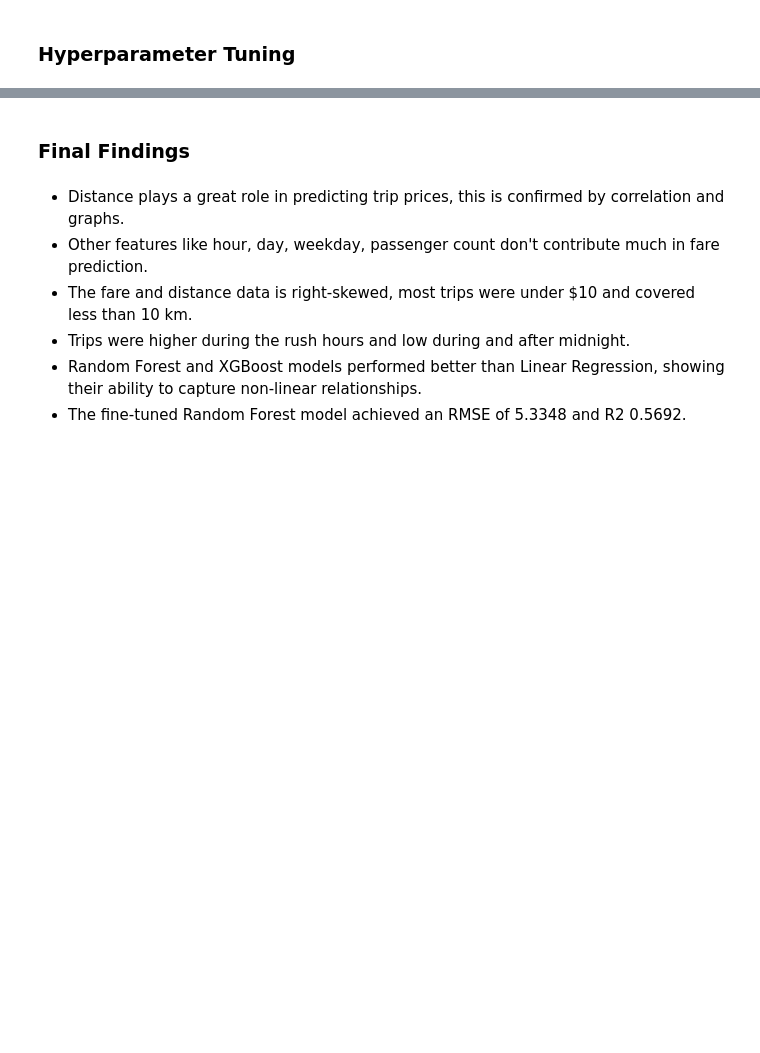
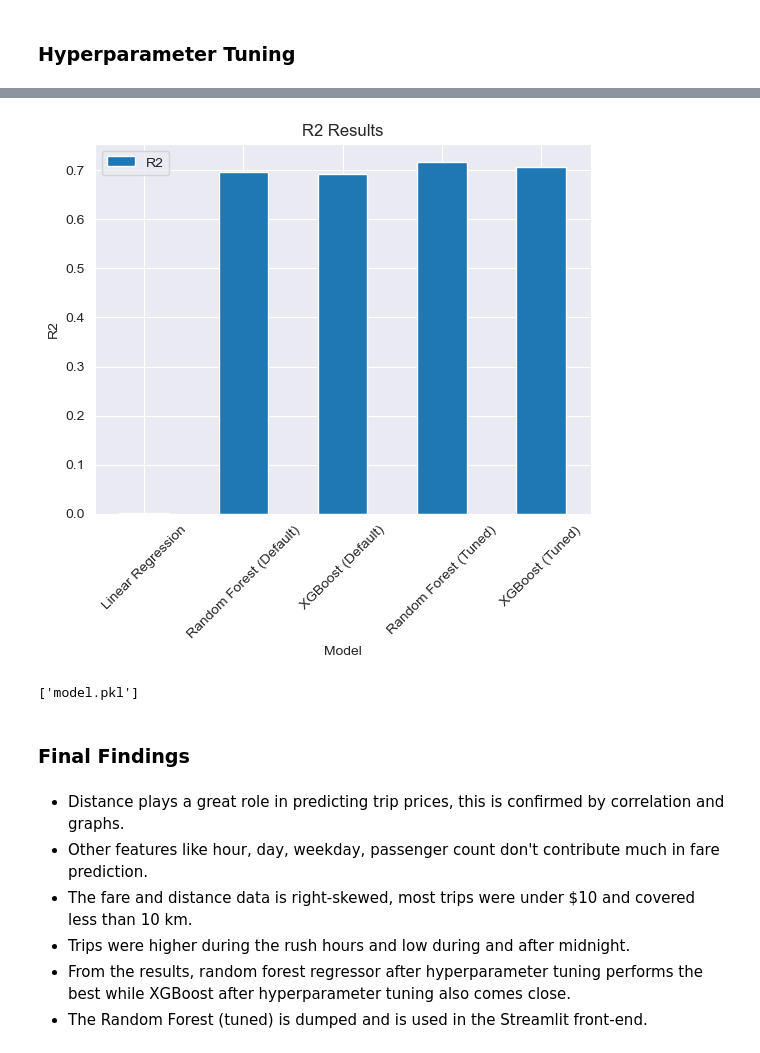
Before and after one commit to junaidazhar42/Uber-Fare-Prediction, a Jupyter notebook: main.ipynb, the cells around one changed output, grey strips where cells are left out. Cells and saved outputs as stored; diff of their text form; code cells hidden in the pictures; blank space fills up the shorter version.

```diff
--- a/main.ipynb
+++ b/main.ipynb
@@ -509,3 +601,17 @@ RMSE:  5.3348, R2:  0.5692
+# %%
+results_df.plot.bar(x = 'Model', y = 'R2')
+plt.xticks(rotation=45)
+plt.xlabel("Model")
+plt.ylabel("R2")
+plt.title("R2 Results")
+plt.show()
+# %% [output]
+[figure, added]
+# %%
+# Dumping the best model
+joblib.dump(best_rf, 'model.pkl')
+# %% [output]
+['model.pkl']
 # %% [markdown]
 ### Final Findings
 # %% [markdown]
@@ -513,5 +619,5 @@ RMSE:  5.3348, R2:  0.5692
 - Other features like hour, day, weekday, passenger count don't contribute much in fare prediction.
 - The fare and distance data is right-skewed, most trips were under $10 and covered less than 10 km.
 - Trips were higher during the rush hours and low during and after midnight.
-- Random Forest and XGBoost models performed better than Linear Regression, showing their ability to capture non-linear relationships.
-- The fine-tuned Random Forest model achieved an RMSE of 5.3348 and R2 0.5692.
+- From the results, random forest regressor after hyperparameter tuning performs the best while XGBoost after hyperparameter tuning also comes close.
+- The Random Forest (tuned) is dumped and is used in the Streamlit front-end.
```
Also changed, not shown: parts of 9 cells of this notebook.
